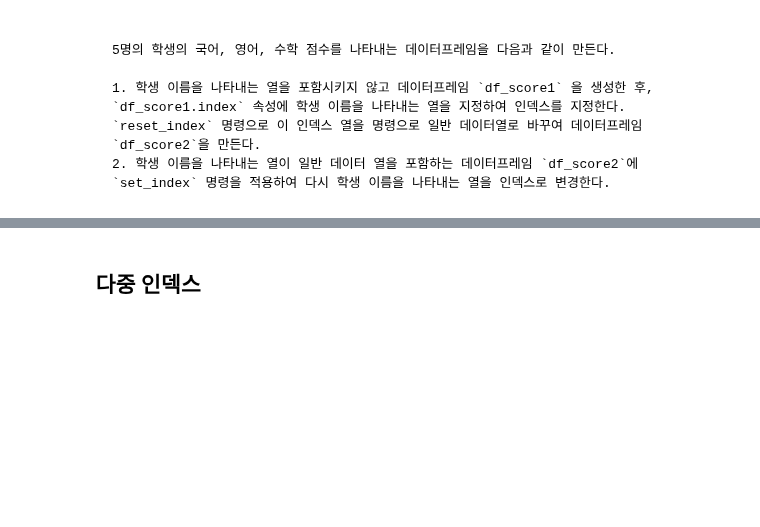
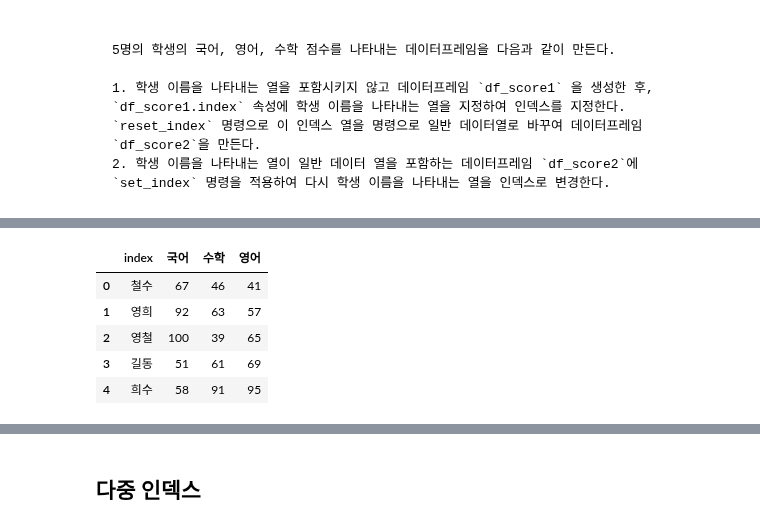
Before and after one commit to DahyeonS/Java_Python_Lecture, a Jupyter notebook: 20231228/pandas05.ipynb, the cells around one changed output, grey strips where cells are left out. Cells and saved outputs as stored; diff of their text form; code cells hidden in the pictures; blank space fills up the shorter version.

`````diff
--- a/20231228/pandas05.ipynb
+++ b/20231228/pandas05.ipynb
@@ -85,3 +88,6 @@ df2.reset_index(drop=True)
 1. 학생 이름을 나타내는 열을 포함시키지 않고 데이터프레임 `df_score1` 을 생성한 후, `df_score1.index` 속성에 학생 이름을 나타내는 열을 지정하여 인덱스를 지정한다. `reset_index` 명령으로 이 인덱스 열을 명령으로 일반 데이터열로 바꾸여 데이터프레임 `df_score2`을 만든다.
 2. 학생 이름을 나타내는 열이 일반 데이터 열을 포함하는 데이터프레임 `df_score2`에 `set_index` 명령을 적용하여 다시 학생 이름을 나타내는 열을 인덱스로 변경한다.
 ````
+# %%
+df_score1 = pd.DataFrame(np.random.randint(0, 101, 15).reshape(5, 3), columns=['국어', '수학', '영어'])
+df_score1
@@ -87,0 +101,3 @@ df2.reset_index(drop=True)
+# %%
+df_score1.index = ['철수', '영희', '영철', '길동', '희수']
+df_score1
@@ -87,0 +111,10 @@ df2.reset_index(drop=True)
+# %%
+df_score2 = df_score1.reset_index()
+df_score2
+# %% [output]
+|  | index | 국어 | 수학 | 영어 |
+| 0 | 철수 | 67 | 46 | 41 |
+| 1 | 영희 | 92 | 63 | 57 |
+| 2 | 영철 | 100 | 39 | 65 |
+| 3 | 길동 | 51 | 61 | 69 |
+| 4 | 희수 | 58 | 91 | 95 |
`````
Also changed, not shown: parts of 4 cells of this notebook.
